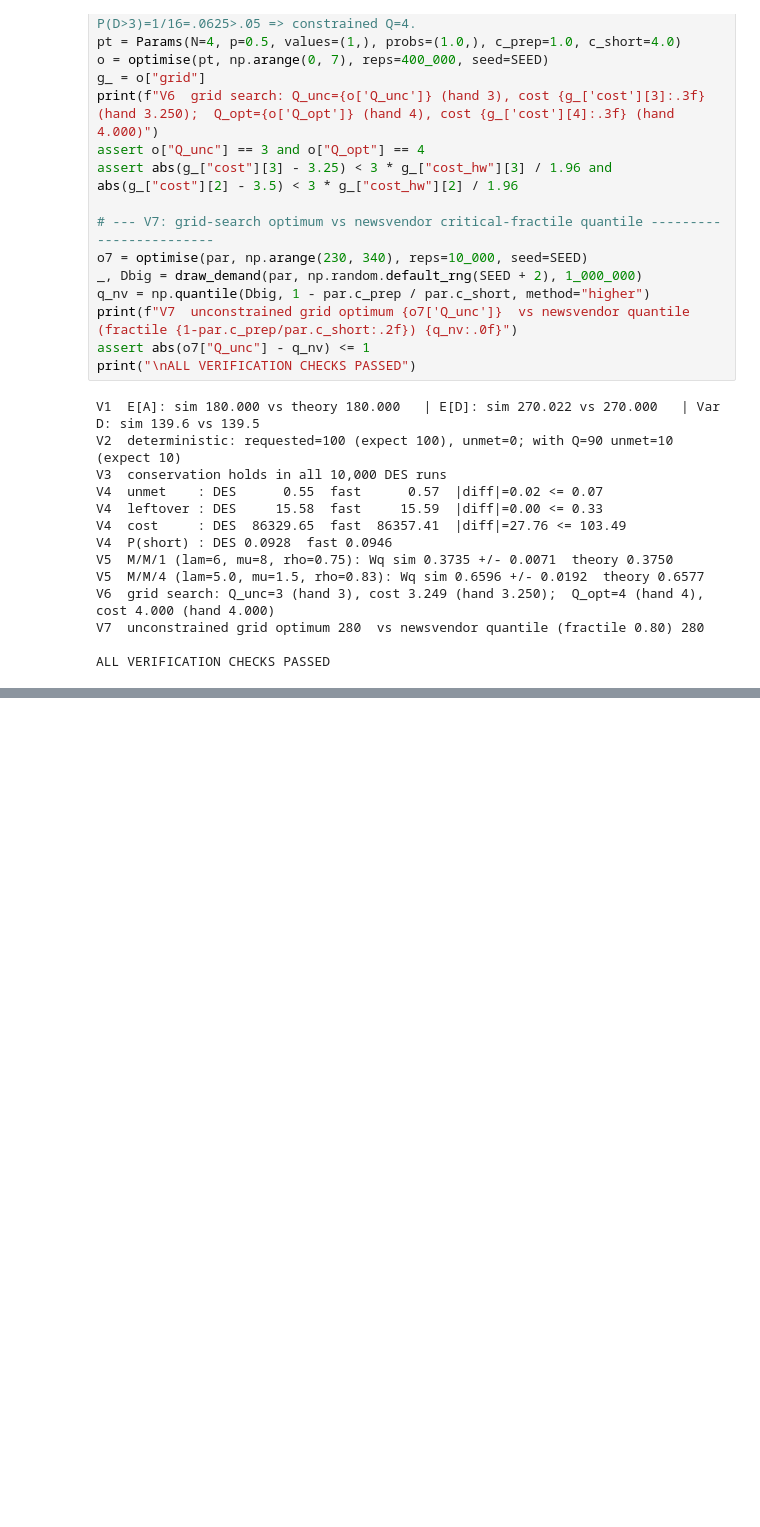
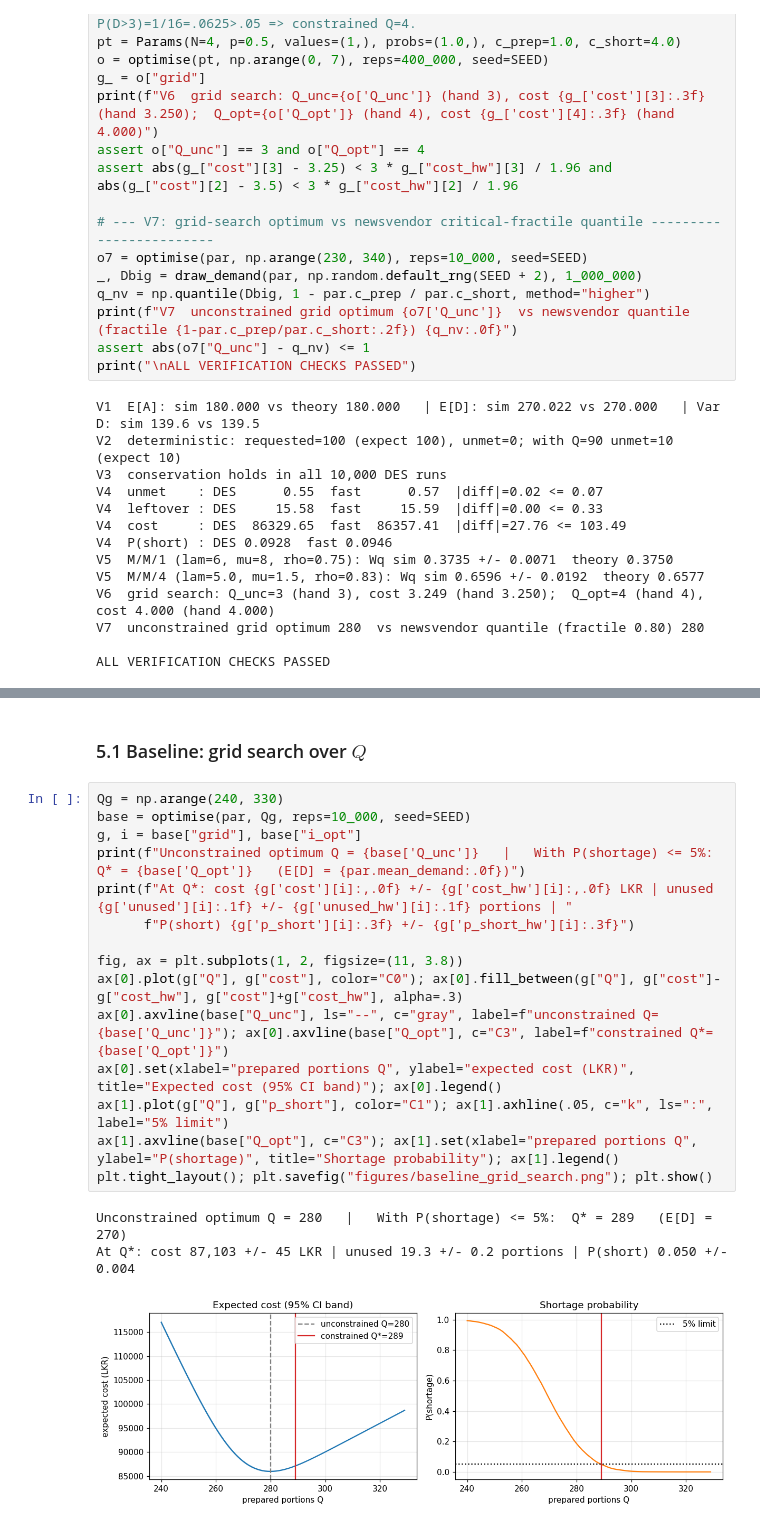
Before and after one commit to VidathTheekshana/Event-Catering-Demand-Simulator, a Jupyter notebook: notebook/event_catering_simulator.ipynb, the cells around one changed output, grey strips where cells are left out. Cells and saved outputs as stored; diff of their text form; blank space fills up the shorter version.

```diff
--- a/notebook/event_catering_simulator.ipynb
+++ b/notebook/event_catering_simulator.ipynb
@@ -372,0 +377,21 @@ ALL VERIFICATION CHECKS PASSED
+# %% [markdown]
+### 5.1 Baseline: grid search over $Q$
+# %%
+Qg = np.arange(240, 330)
+base = optimise(par, Qg, reps=10_000, seed=SEED)
+g, i = base["grid"], base["i_opt"]
+print(f"Unconstrained optimum Q = {base['Q_unc']}   |   With P(shortage) <= 5%:  Q* = {base['Q_opt']}   (E[D] = {par.mean_demand:.0f})")
+print(f"At Q*: cost {g['cost'][i]:,.0f} +/- {g['cost_hw'][i]:,.0f} LKR | unused {g['unused'][i]:.1f} +/- {g['unused_hw'][i]:.1f} portions | "
+      f"P(short) {g['p_short'][i]:.3f} +/- {g['p_short_hw'][i]:.3f}")
+
+fig, ax = plt.subplots(1, 2, figsize=(11, 3.8))
+ax[0].plot(g["Q"], g["cost"], color="C0"); ax[0].fill_between(g["Q"], g["cost"]-g["cost_hw"], g["cost"]+g["cost_hw"], alpha=.3)
+ax[0].axvline(base["Q_unc"], ls="--", c="gray", label=f"unconstrained Q={base['Q_unc']}"); ax[0].axvline(base["Q_opt"], c="C3", label=f"constrained Q*={base['Q_opt']}")
+ax[0].set(xlabel="prepared portions Q", ylabel="expected cost (LKR)", title="Expected cost (95% CI band)"); ax[0].legend()
+ax[1].plot(g["Q"], g["p_short"], color="C1"); ax[1].axhline(.05, c="k", ls=":", label="5% limit")
+ax[1].axvline(base["Q_opt"], c="C3"); ax[1].set(xlabel="prepared portions Q", ylabel="P(shortage)", title="Shortage probability"); ax[1].legend()
+plt.tight_layout(); plt.savefig("figures/baseline_grid_search.png"); plt.show()
+# %% [output]
+Unconstrained optimum Q = 280   |   With P(shortage) <= 5%:  Q* = 289   (E[D] = 270)
+At Q*: cost 87,103 +/- 45 LKR | unused 19.3 +/- 0.2 portions | P(short) 0.050 +/- 0.004
+[figure, added]
```
Also changed, not shown: parts of 9 cells of this notebook, 4 other files.
